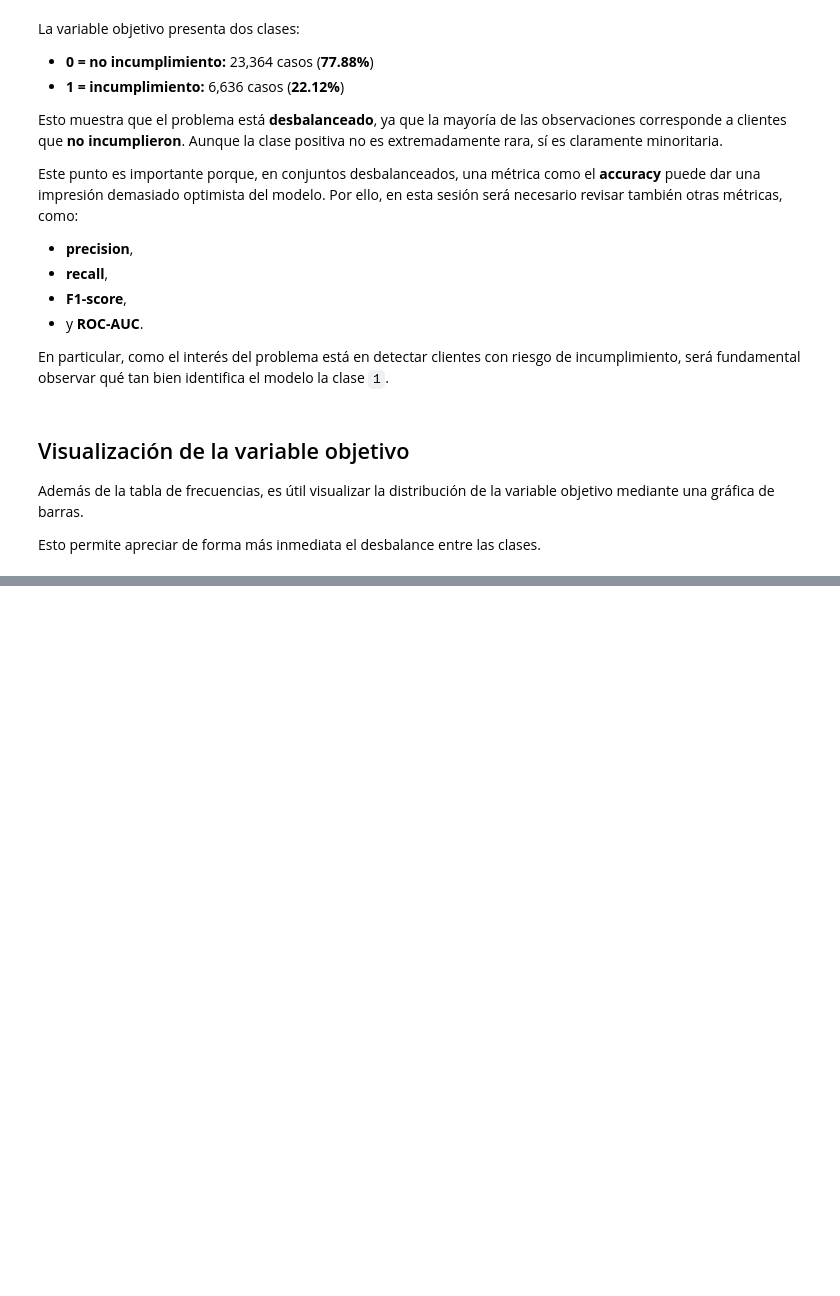
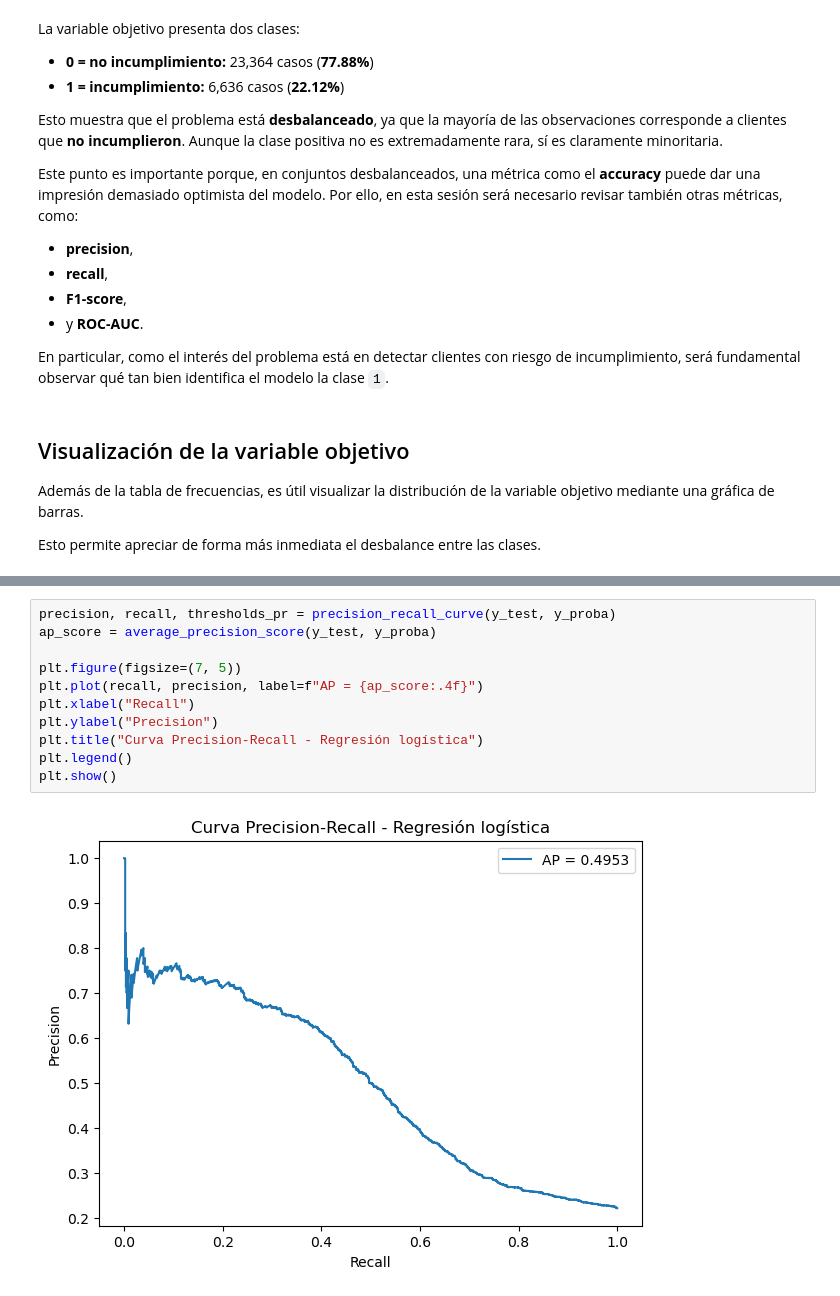
Before and after one commit to DanyQJ/Servicio_social, a Jupyter notebook: notebooks/008_modelo_analisis_del_umbral.ipynb, the cells around one changed output, grey strips where cells are left out. Saved outputs shown, nothing was run; the diff lists cells and outputs as text; blank space fills up the shorter version.

```diff
--- a/notebooks/008_modelo_analisis_del_umbral.ipynb
+++ b/notebooks/008_modelo_analisis_del_umbral.ipynb
@@ -182,0 +577,13 @@ plt.show()
+# %%
+precision, recall, thresholds_pr = precision_recall_curve(y_test, y_proba)
+ap_score = average_precision_score(y_test, y_proba)
+
+plt.figure(figsize=(7, 5))
+plt.plot(recall, precision, label=f"AP = {ap_score:.4f}")
+plt.xlabel("Recall")
+plt.ylabel("Precision")
+plt.title("Curva Precision-Recall - Regresión logística")
+plt.legend()
+plt.show()
+# %% [output]
+[figure, added]
```
Also changed, not shown: parts of 39 cells of this notebook.
